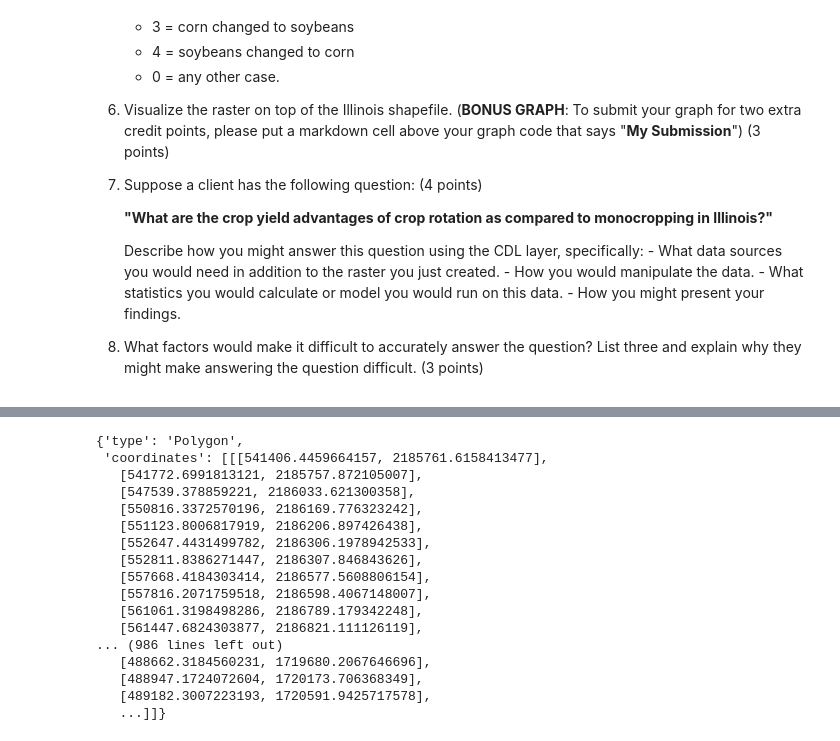
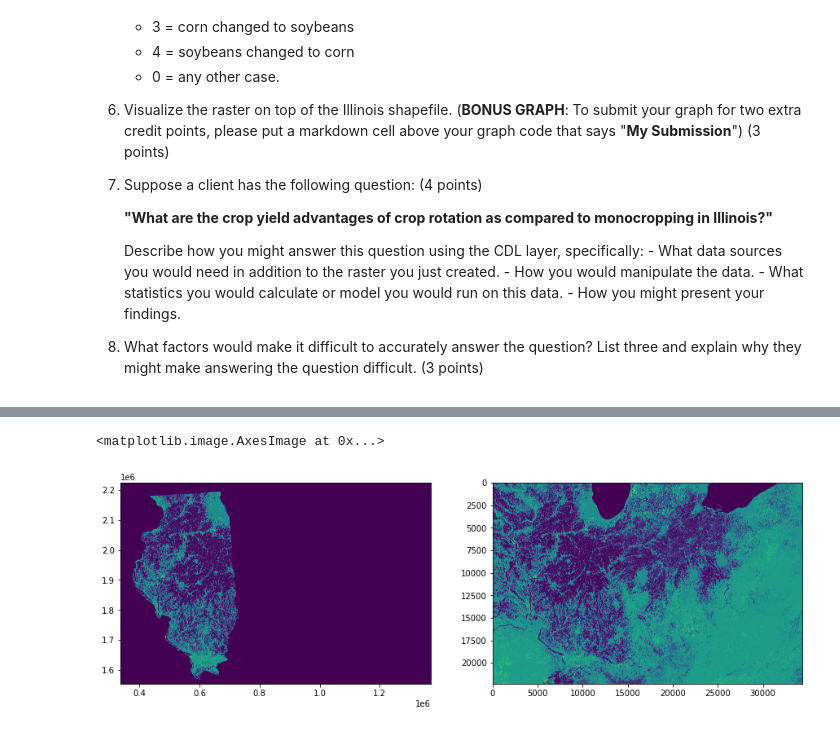
Before and after one commit to iw2/test, a Jupyter notebook: HW2_Werries.ipynb, the cells around one changed output, grey strips where cells are left out. Saved outputs shown, nothing was run; the diff lists cells and outputs as text; code cells hidden in the pictures.

```diff
--- a/HW2_Werries.ipynb
+++ b/HW2_Werries.ipynb
@@ -69,21 +85,21 @@ img_out, img_transform = mask(d16,coords)
-# %%
-coords = np.array(coords[0]['coordinates'][0])
-plt.plot(coords[:,0],coords[:,1],color='black')
-# %% [output]
-{'type': 'Polygon',
- 'coordinates': [[[541406.4459664157, 2185761.6158413477],
-   [541772.6991813121, 2185757.872105007],
-   [547539.378859221, 2186033.621300358],
-   [550816.3372570196, 2186169.776323242],
-   [551123.8006817919, 2186206.897426438],
-   [552647.4431499782, 2186306.1978942533],
-   [552811.8386271447, 2186307.846843626],
-   [557668.4184303414, 2186577.5608806154],
-   [557816.2071759518, 2186598.4067148007],
-   [561061.3198498286, 2186789.179342248],
-   [561447.6824303877, 2186821.111126119],
-... (986 lines left out)
-   [488662.3184560231, 1719680.2067646696],
-   [488947.1724072604, 1720173.706368349],
-   [489182.3007223193, 1720591.9425717578],
-   ...]]}
+# %%
+img_out, img_transform = mask(d16,IL_coords)
+out_meta = d16.meta.copy()
+
+out_meta['height'] = img_out.shape[1]
+out_meta['width'] = img_out.shape[2]
+out_meta['transform'] = img_transform
+
+with rasterio.open("./IL_PPT.tif", "w", **out_meta) as dest:
+    dest.write(img_out)
+
+IL_raster = rasterio.open("./IL_PPT.tif")
+# %%
+from rasterio.plot import show
+
+fig, ax = plt.subplots(figsize=(15, 15),nrows=1, ncols=2)
+rasterio.plot.show(IL_raster, ax=ax[0])
+plt.imshow(d16.read(1))
+# %% [output]
+<matplotlib.image.AxesImage at 0x...>
+[figure, added]
```
Also changed, not shown: parts of 12 cells of this notebook.
